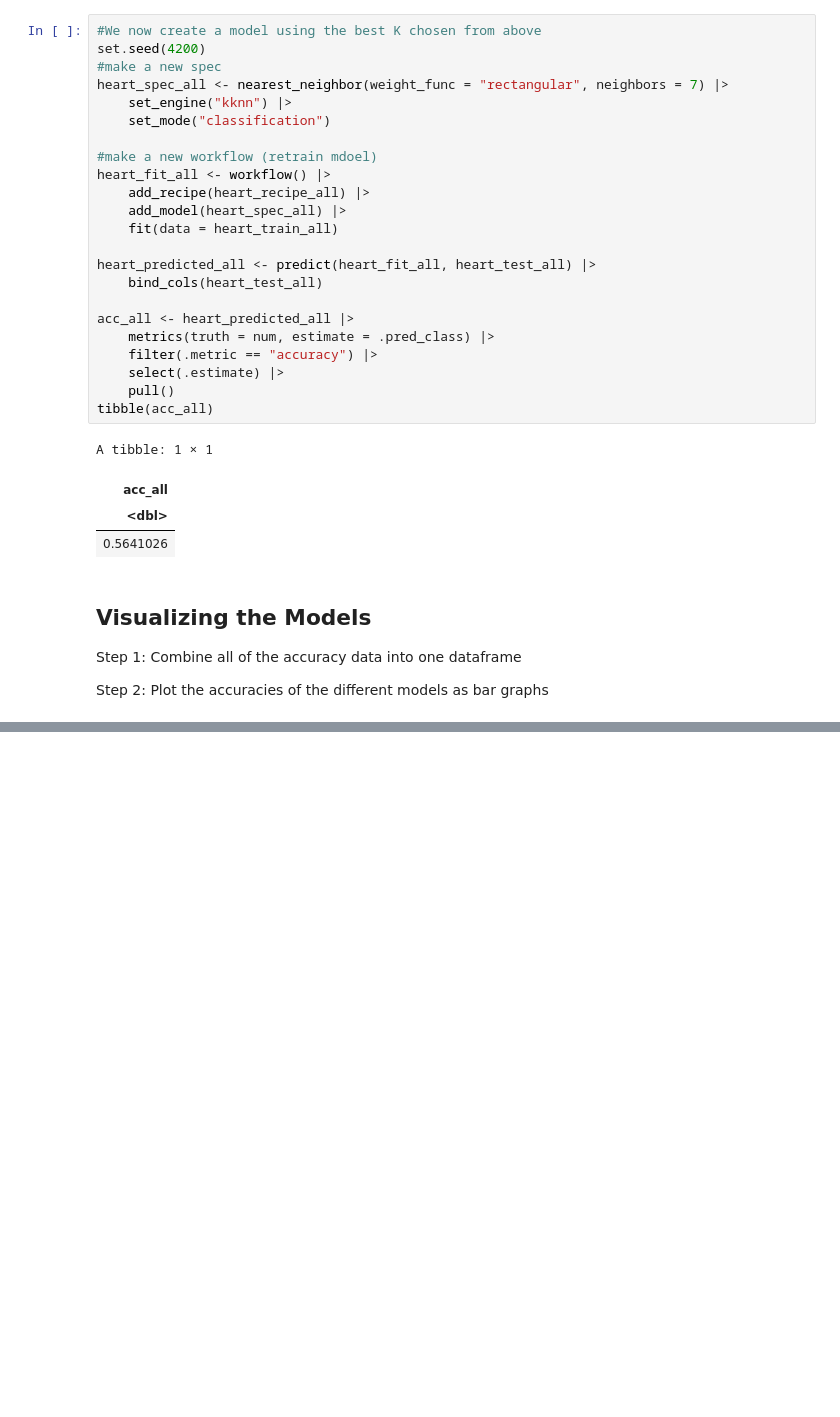
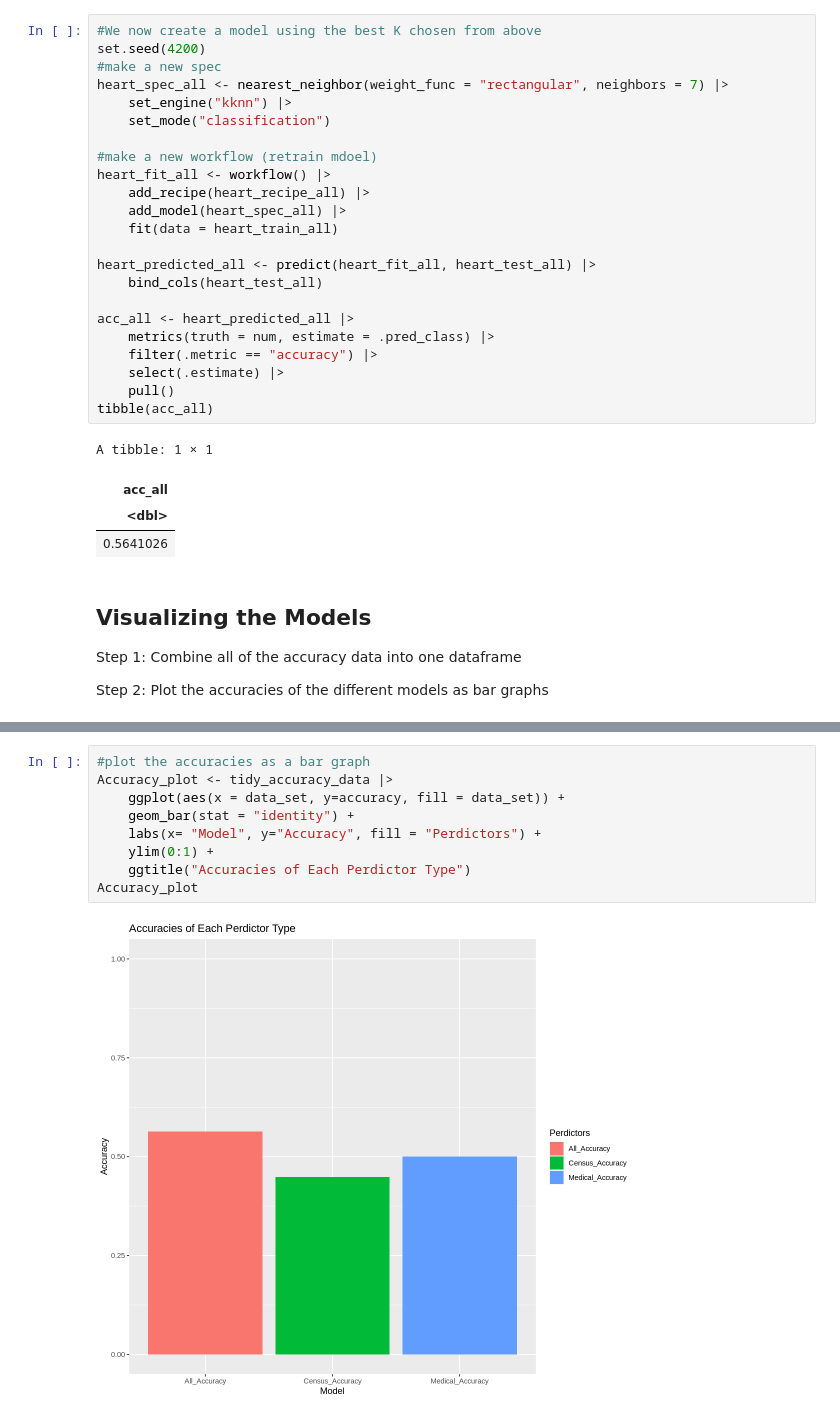
Before and after one commit to Phoebeml/Group20_DSCI100, a Jupyter notebook: Group20Project.ipynb, the cells around one changed output, grey strips where cells are left out. Saved outputs shown, nothing was run; the diff lists cells and outputs as text; blank space fills up the shorter version.

```diff
--- a/Group20Project.ipynb
+++ b/Group20Project.ipynb
@@ -400,0 +392,11 @@ A tibble: 1 × 3
+# %%
+#plot the accuracies as a bar graph
+Accuracy_plot <- tidy_accuracy_data |>
+    ggplot(aes(x = data_set, y=accuracy, fill = data_set)) +
+    geom_bar(stat = "identity") +
+    labs(x= "Model", y="Accuracy", fill = "Perdictors") +
+    ylim(0:1) +
+    ggtitle("Accuracies of Each Perdictor Type")
+Accuracy_plot
+# %% [output]
+[figure, added]
```
Also changed, not shown: parts of 3 cells of this notebook.
